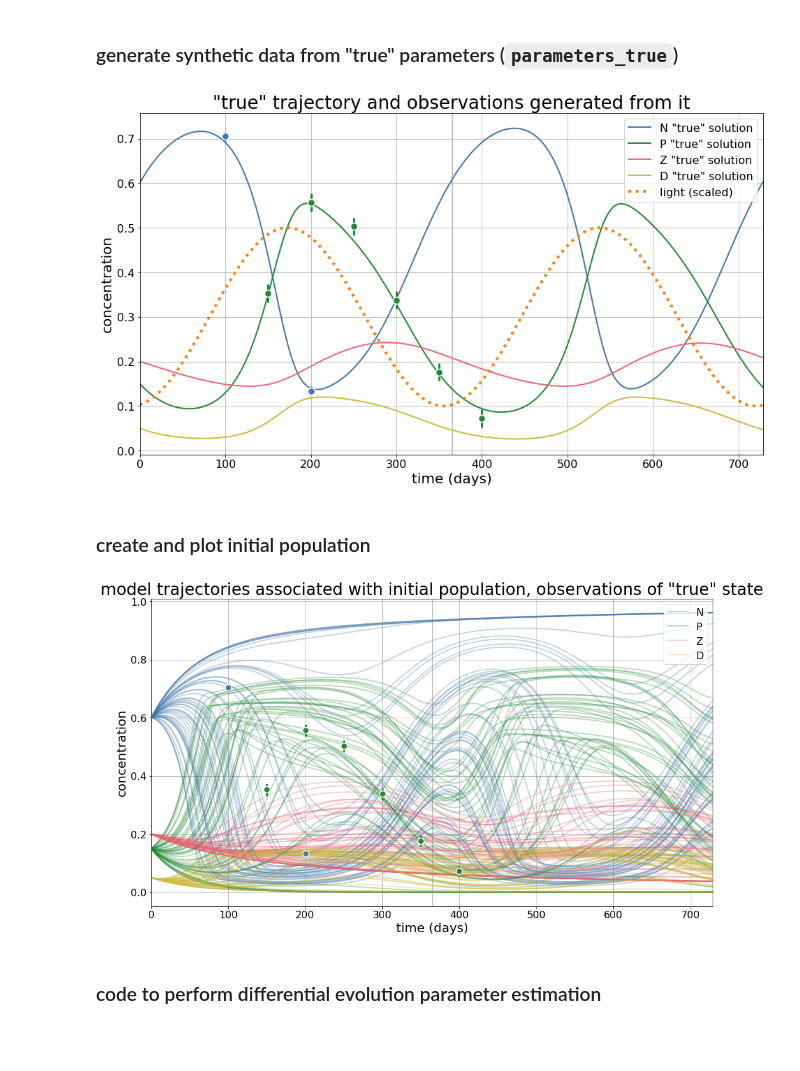
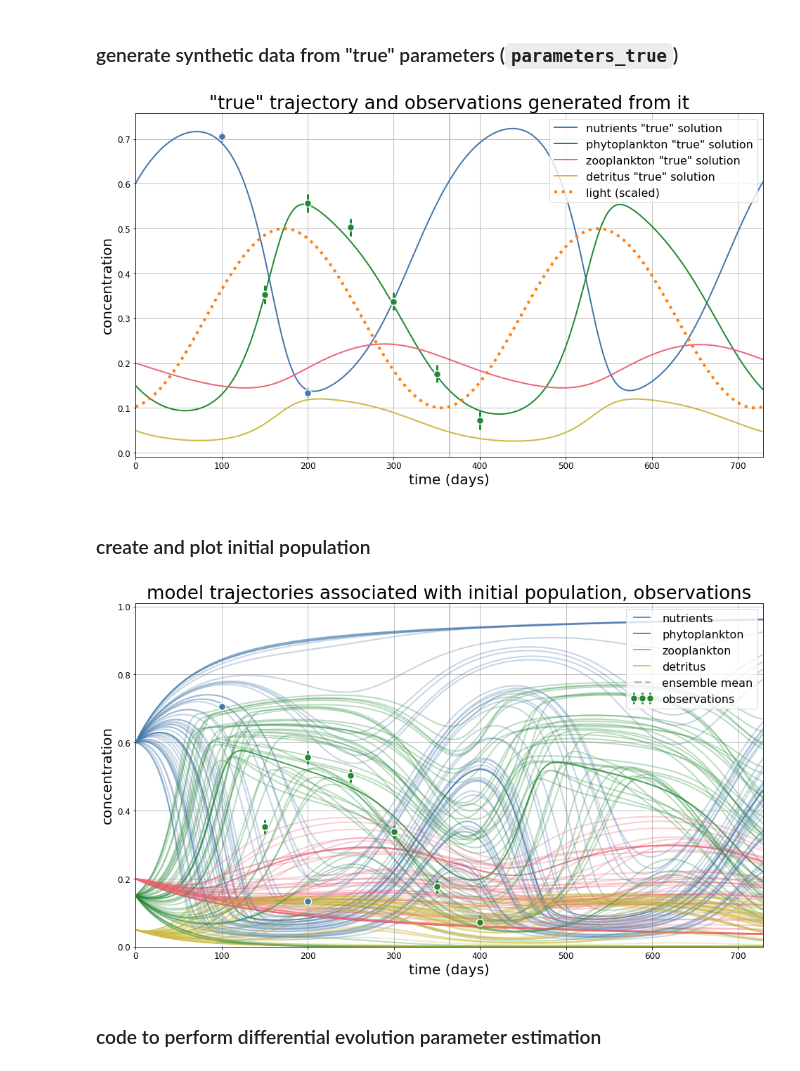
Before and after one commit to jpmattern/obm-primer, a Jupyter notebook: parameter_estimation_de.ipynb, the cells around one changed output. Drawn from its saved outputs; the diff is of its cells as text; code cells hidden in the pictures; blank space fills up the shorter version.

```diff
--- a/parameter_estimation_de.ipynb
+++ b/parameter_estimation_de.ipynb
@@ -209,7 +227,7 @@ fig, ax = plt.subplots()
 trajectory = run_model()
 for i, name in enumerate(('N', 'P', 'Z', 'D')):
     ax.plot(t, trajectory[:,i], color=colors[name], lw=2,
-            label=f'{name} "true" solution')
+            label=f'{variables_description[name]} "true" solution')
 
 for oi, y in zip(obs_info, obs):
     ax.errorbar(x=t[oi[0]], y=y, yerr=oi[2], color=colors[oi[1]], marker='o',
@@ -224,7 +242,7 @@ ax.grid(True)
 ax.legend(loc='upper right')
 None
 # %% [output]
-[figure, old version]
+[figure, new version]
 # %% [markdown]
 ### create and plot initial population
 # %%
@@ -237,30 +255,46 @@ assert not np.any(np.isnan(pop)), 'Pop trouble'.format(igen)
 # %%
 # upper limit on number of trajectories to include in plot
 max_plot = 50
 
+def plot_trajectories(ax, population):
+    for ipop, params in enumerate(population[:max_plot, :]):
+        trajectory = run_model(parameter_values=params, x0=x0_estimate)
+        label = None
+        for i, name in enumerate(('N', 'P', 'Z', 'D')):
+            if ipop == 0:
+                label = variables_description[name]
+            ax.plot(t, trajectory[:,i], color=colors[name], label=label, lw=2, alpha=0.3)
+
+    for oi, y in zip(obs_info, obs):
+        eb = ax.errorbar(x=t[oi[0]], y=y, yerr=oi[2], color=colors[oi[1]], marker='o',
+                         markeredgecolor='white', markeredgewidth=1.5, lw=3, markersize=10)
+
+    for x in range(365, int(t[-1]), 365):
+        ax.axvline(x, color='0.7', zorder=0)
+
+    ax.set(xlabel='time (days)', ylabel='concentration', xlim=(t[0], t[-1]))
+    if ax.get_ylim()[0] < 0:
+        ax.set_ylim(bottom=0.0)
+    ax.grid(True)
+
+    handles, labels = ax.get_legend_handles_labels()
+    for h in handles:
+        h.set_alpha(0.8)
+    handles.append(mpl.lines.Line2D([], [], color='0.75', lw=3, ls='--'))
+    labels.append('ensemble mean')
+    handles.append(eb)
+    labels.append('observations')
+    ax.legend(handles, labels, loc='upper right', numpoints=3)
+
 fig, ax = plt.subplots()
-for ipop, params in enumerate(pop[:max_plot, :]):
-    trajectory = run_model(parameter_values=params, x0=x0_estimate)
-    label = None
-    for i, name in enumerate(('N','P','Z', 'D')):
-        if ipop == 0:
-            label = name
-        ax.plot(t, trajectory[:,i], color=colors[name], label=label, lw=2, alpha=0.3)
+plot_trajectories(ax, pop)
 
-for oi, y in zip(obs_info, obs):
-    ax.errorbar(x=t[oi[0]], y=y, yerr=oi[2], color=colors[oi[1]], marker='o',
-                markeredgecolor='white', markeredgewidth=1.5, lw=3, markersize=10)
-
-ax.axvline(365, color='0.7', zorder=0)
-
-ax.set(title='model trajectories associated with initial population, observations of "true" state',
+ax.set(title='model trajectories associated with initial population, observations',
        xlabel='time (days)', ylabel='concentration', xlim=(t[0], t[-1]))
-ax.grid(True)
-ax.legend(loc='upper right')
 
 None
 # %% [output]
-[figure, old version]
+[figure, new version]
 # %% [markdown]
 ### code to perform differential evolution parameter estimation
 # %%
```
Also changed, not shown: parts of 7 cells of this notebook, 4 other files.
